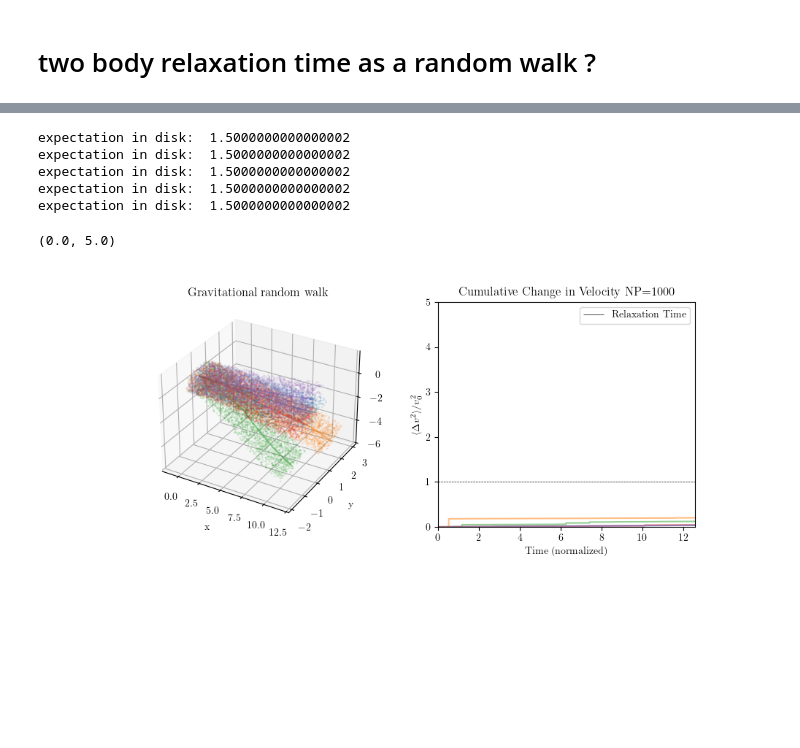
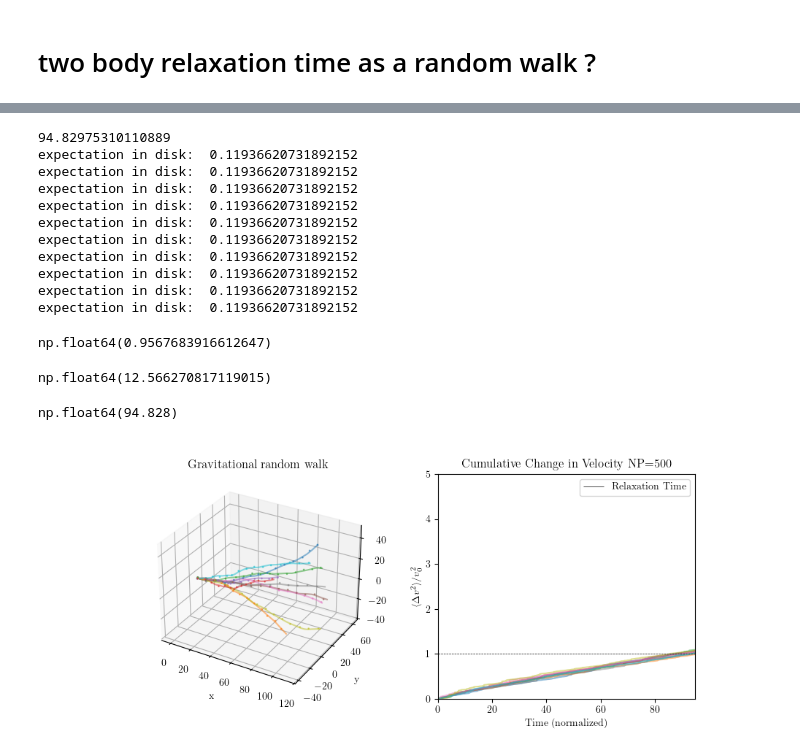
Before and after one commit to salvatore-ferrone/phd-thesis-ferrone, a Jupyter notebook: demos/impact/twoBodyRelaxation.ipynb, the cells around one changed output, grey strips where cells are left out. Drawn from its saved outputs; the diff is of its cells as text; code cells hidden in the pictures; blank space fills up the shorter version.

```diff
--- a/demos/impact/twoBodyRelaxation.ipynb
+++ b/demos/impact/twoBodyRelaxation.ipynb
@@ -219,10 +223,11 @@ def run_trial(args):
 # %%
-trials = 5
-NP = int(1e3)
+trials = 10
+NP = int(5e2)
 tdyn = 1
+trelax =  tdyn * NP /np.log(NP/2) / 10
 trelax = (np.pi / 6) * tdyn * NP / np.log(NP / 2)
-trelax =  tdyn * NP / np.log(NP) / 10
-norbits = 2
+print(trelax)
+norbits = 2*trelax
 dtfactor = 1 / 1000
 x0 = np.array([-1, 0, 0])
 v0 = np.array([1, 0, 0])
@@ -239,45 +244,67 @@ xs, vs, us, ws, xdps, ydps, zdps = zip(*results)
 
 tsteps = np.arange(nsteps) * dt
 # %% [output]
-expectation in disk:  1.5000000000000002
-expectation in disk:  1.5000000000000002
-expectation in disk:  1.5000000000000002
-expectation in disk:  1.5000000000000002
-expectation in disk:  1.5000000000000002
+94.82975310110889
+expectation in disk:  0.11936620731892152
+expectation in disk:  0.11936620731892152
+expectation in disk:  0.11936620731892152
+expectation in disk:  0.11936620731892152
+expectation in disk:  0.11936620731892152
+expectation in disk:  0.11936620731892152
+expectation in disk:  0.11936620731892152
+expectation in disk:  0.11936620731892152
+expectation in disk:  0.11936620731892152
+expectation in disk:  0.11936620731892152
+# %%
+dv=np.diff(v,axis=0)
+np.cumsum(np.sum(dv**2,axis=1))[-1]
+# %% [output]
+np.float64(0.9567683916612647)
 # %%
 deltaV2s = []
 for i in range(trials):
     v = vs[i]
-    deltaV2 = np.cumsum(np.sum(np.diff(v**2, axis=0), axis=1)) / speed**2
+    dv = np.diff(v, axis=0)
+    dv2 = np.sum(dv**2, axis=1)  # shape: (Nstep,)
+    deltaV2 = np.cumsum(dv2)
     deltaV2s.append(deltaV2)
-
-timesteps = np.arange(nsteps+1) * dt  # shape: (Nstep+1,)
+timesteps = np.arange(nsteps) * dt  # shape: (Nstep+1,)
+# %%
+# what should a typical delta v be?
+expected_dV=12*dt*np.log(NP/2)/NP
+expected_dV*nsteps
+# %% [output]
+np.float64(12.566270817119015)
+# %%
+timesteps[-1]
+# %% [output]
+np.float64(94.828)
 # %%
 fig= plt.figure(figsize=(10, 4))
 
 axis=[]
 axis.append(fig.add_subplot(121, projection='3d'))
 axis.append(fig.add_subplot(122))
-NSKIP=1
+NSKIP=1000
 
-for i in range(trials):
+for i in range(0,trials):
     axis[1].plot(tsteps, deltaV2s[i], alpha=0.5, )
     line,=axis[0].plot(xs[i][:, 0], xs[i][:, 1], xs[i][:,2], alpha=0.5)
-    axis[0].scatter(xdps[i][::NSKIP], ydps[i][::NSKIP], zdps[i][::NSKIP], s=1, alpha=0.1, label='Particles',color=line.get_color())
+    axis[0].scatter(xdps[i][::NSKIP], ydps[i][::NSKIP], zdps[i][::NSKIP], s=1, alpha=0.5, label='Particles',color=line.get_color())
 axis[0].set_title('Gravitational random walk ')
 axis[0].set_xlabel('x')
 axis[0].set_ylabel('y')
 axis[1].vlines(trelax, 0, 5, color='k', linestyle='-', lw=.5, label='Relaxation Time')
 axis[1].hlines(1, 0, tsteps[-1], color='k', linestyle='--', lw=.5, )
 axis[1].set_ylabel(r"$\langle\Delta v^2\rangle / v_0^2$")
 axis[1].set_xlabel('Time (normalized)')
 axis[1].set_title(r'$\mathrm{{Cumulative}}~\mathrm{{Change~in~Velocity~}}$NP={}'.format(NP))
 axis[1].set_xlim(0, tsteps[-1])
 axis[1].legend()
 axis[1].set_ylim(0, 5)
+axis[0].set_aspect('equal')
 # %% [output]
-(0.0, 5.0)
-[figure, old version]
+[figure, new version]
 # %%
 NP=int(1e3)
 dtfactor=1/1001
```
Also changed, not shown: parts of 5 cells of this notebook, 2 other files.
